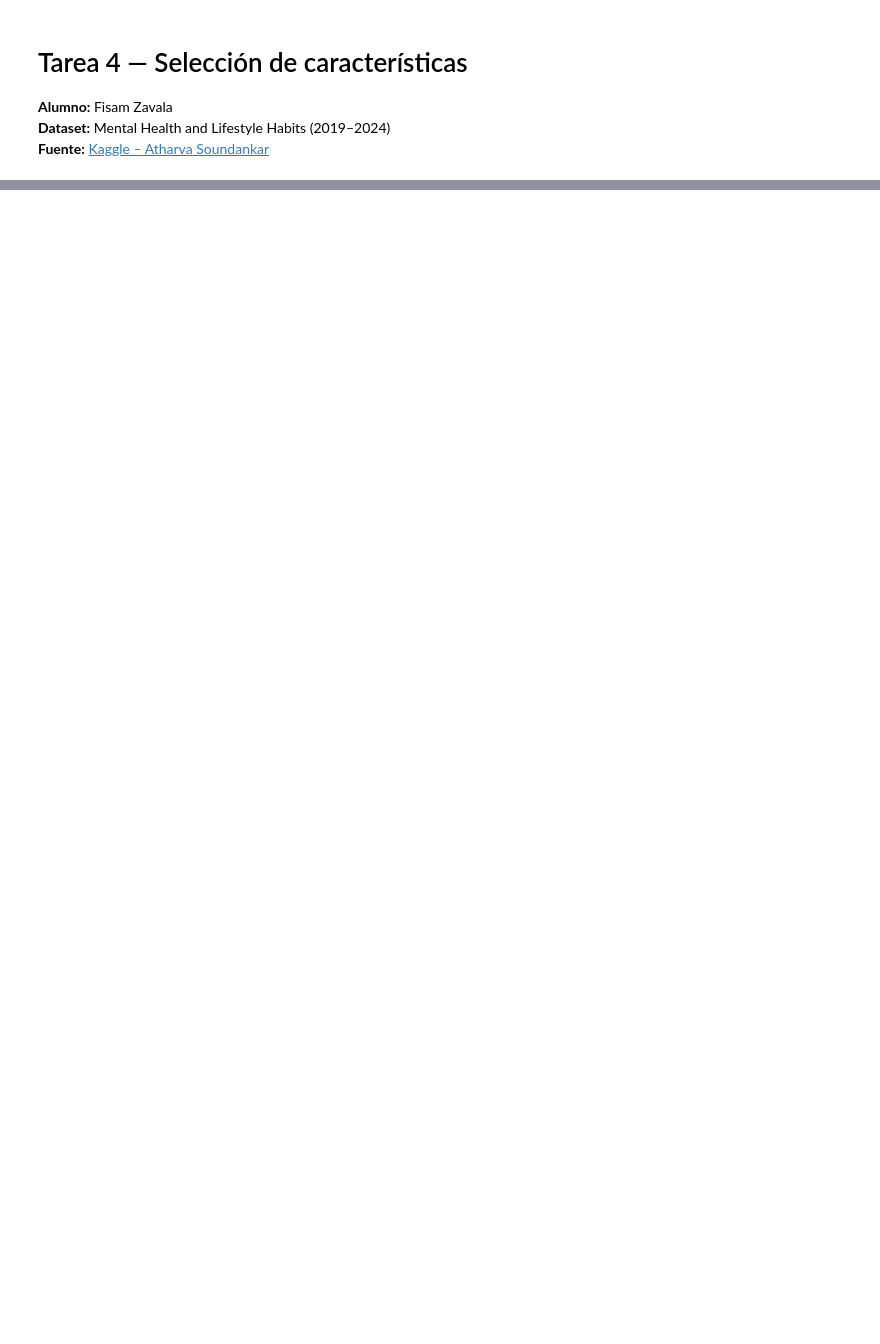
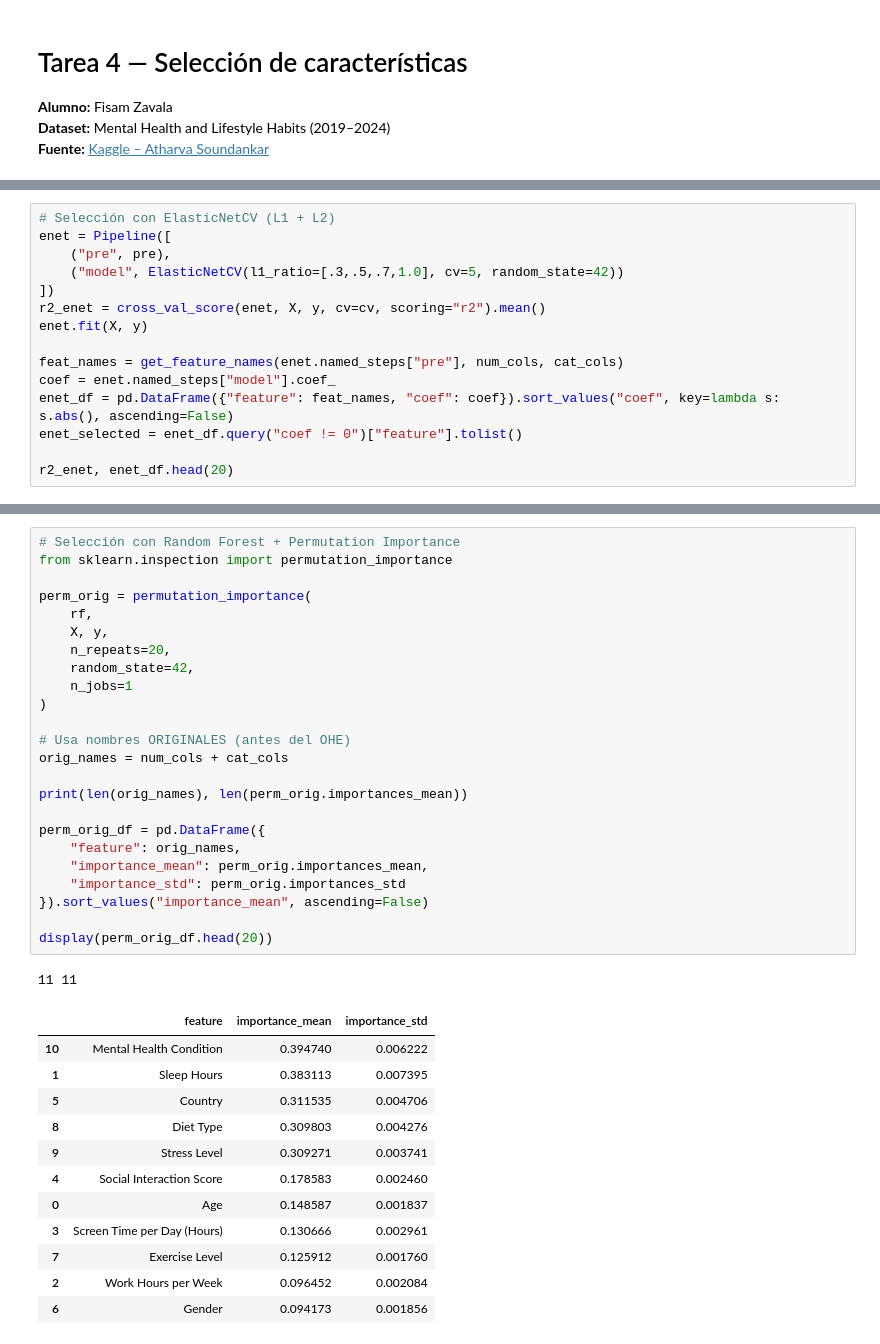
Before and after one commit to fisamz/Repositorio_MCDAA, a Jupyter notebook: Tarea4/Tarea4.ipynb, the cells around one changed output, grey strips where cells are left out. Saved outputs shown, nothing was run; the diff lists cells and outputs as text; blank space fills up the shorter version.

```diff
--- a/Tarea4/Tarea4.ipynb
+++ b/Tarea4/Tarea4.ipynb
@@ -86,0 +262,15 @@ plt.show()
+# %%
+# Selección con ElasticNetCV (L1 + L2)
+enet = Pipeline([
+    ("pre", pre),
+    ("model", ElasticNetCV(l1_ratio=[.3,.5,.7,1.0], cv=5, random_state=42))
+])
+r2_enet = cross_val_score(enet, X, y, cv=cv, scoring="r2").mean()
+enet.fit(X, y)
+
+feat_names = get_feature_names(enet.named_steps["pre"], num_cols, cat_cols)
+coef = enet.named_steps["model"].coef_
+enet_df = pd.DataFrame({"feature": feat_names, "coef": coef}).sort_values("coef", key=lambda s: s.abs(), ascending=False)
+enet_selected = enet_df.query("coef != 0")["feature"].tolist()
+
+r2_enet, enet_df.head(20)
@@ -86,0 +304,38 @@ plt.show()
+# %%
+# Selección con Random Forest + Permutation Importance
+from sklearn.inspection import permutation_importance
+
+perm_orig = permutation_importance(
+    rf,
+    X, y,
+    n_repeats=20,
+    random_state=42,
+    n_jobs=1
+)
+
+# Usa nombres ORIGINALES (antes del OHE)
+orig_names = num_cols + cat_cols
+
+print(len(orig_names), len(perm_orig.importances_mean))
+
+perm_orig_df = pd.DataFrame({
+    "feature": orig_names,
+    "importance_mean": perm_orig.importances_mean,
+    "importance_std": perm_orig.importances_std
+}).sort_values("importance_mean", ascending=False)
+
+display(perm_orig_df.head(20))
+# %% [output]
+11 11
+|  | feature | importance_mean | importance_std |
+| 10 | Mental Health Condition | 0.394740 | 0.006222 |
+| 1 | Sleep Hours | 0.383113 | 0.007395 |
+| 5 | Country | 0.311535 | 0.004706 |
+| 8 | Diet Type | 0.309803 | 0.004276 |
+| 9 | Stress Level | 0.309271 | 0.003741 |
+| 4 | Social Interaction Score | 0.178583 | 0.002460 |
+| 0 | Age | 0.148587 | 0.001837 |
+| 3 | Screen Time per Day (Hours) | 0.130666 | 0.002961 |
+| 7 | Exercise Level | 0.125912 | 0.001760 |
+| 2 | Work Hours per Week | 0.096452 | 0.002084 |
+| 6 | Gender | 0.094173 | 0.001856 |
```
Also changed, not shown: parts of 13 cells of this notebook.
